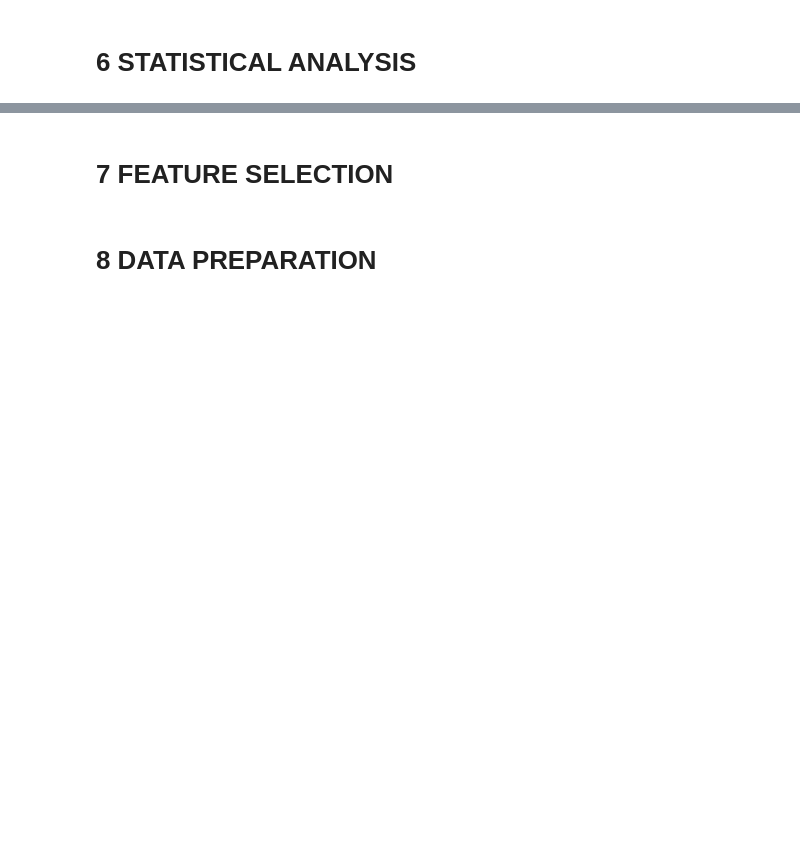
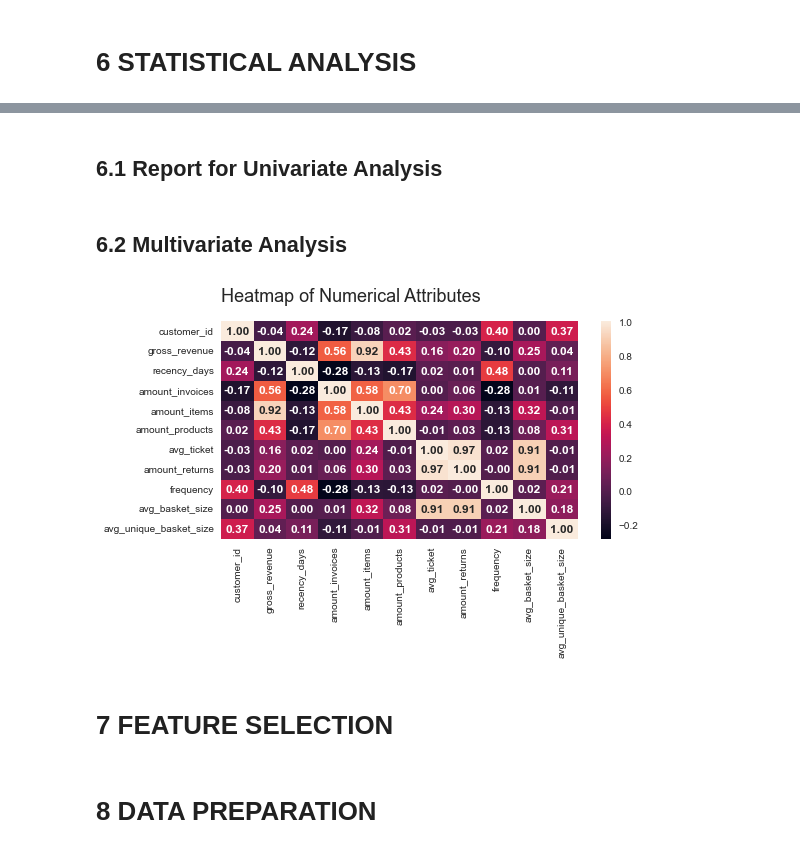
Before and after one commit to rodrigomm92/customer_loyalty_project, a Jupyter notebook: notebooks/c6_customer_loyalty_program.ipynb, the cells around one changed output, grey strips where cells are left out. Cells and saved outputs as stored; diff of their text form; code cells hidden in the pictures; blank space fills up the shorter version.

```diff
--- a/notebooks/c6_customer_loyalty_program.ipynb
+++ b/notebooks/c6_customer_loyalty_program.ipynb
@@ -143,4 +306,5 @@ df_rfm = pd.merge( df_rfm, df_freq, on='customer_id', how='left' )
 # %%
 # average ticket
-df_avg_ticket = df_clean[['customer_id', 'gross_revenue']].groupby( 'customer_id' ).mean().reset_index().rename( columns={'gross_revenue':'avg_ticket'} )
-df_rfm = pd.merge( df_rfm, df_avg_ticket, on='customer_id', how='left')
+df_avg_ticket = df_clean[['customer_id', 'gross_revenue']].groupby(
+    'customer_id').mean().reset_index().rename(columns={'gross_revenue': 'avg_ticket'})
+df_rfm = pd.merge(df_rfm, df_avg_ticket, on='customer_id', how='left')
@@ -147,7 +313,8 @@ df_rfm = pd.merge( df_rfm, df_avg_ticket, on='customer_id', how='left')
 # %%
 # number of returns
-df_number_returns = df_clean_returns[['customer_id', 'quantity']].groupby('customer_id').sum().reset_index().rename(columns={'quantity':'amount_returns'})
+df_number_returns = df_clean_returns[['customer_id', 'quantity']].groupby(
+    'customer_id').sum().reset_index().rename(columns={'quantity': 'amount_returns'})
 df_number_returns['amount_returns'] = df_number_returns['amount_returns'] * -1
-df_rfm = pd.merge( df_rfm, df_number_returns, on='customer_id', how='left')
+df_rfm = pd.merge(df_rfm, df_number_returns, on='customer_id', how='left')
 df_rfm.loc[df_rfm['amount_returns'].isna(), 'amount_returns'] = 0
 # df_rfm['amount_returns'].fillna(value=0, inplace=True)
@@ -176,12 +355,13 @@ df_rfm = pd.merge( df_rfm, df_aux[['customer_id', 'frequency']], on='customer_id
 # %%
 # basket size (Units by basket)
-df_aux = ( df_clean.loc[:, ['customer_id', 'invoice_no', 'quantity']].groupby( 'customer_id' )
-                                                                            .agg( n_purchase=( 'invoice_no', 'nunique'),
-                                                                                  n_products=( 'quantity', 'sum' ) )
-                                                                            .reset_index() )
+df_aux = (df_clean.loc[:, ['customer_id', 'invoice_no', 'quantity']].groupby('customer_id')
+          .agg(n_purchase=('invoice_no', 'nunique'),
+               n_products=('quantity', 'sum'))
+          .reset_index())
 
 # calculation
 df_aux['avg_basket_size'] = df_aux['n_products'] / df_aux['n_purchase']
 
 # merge
-df_rfm = pd.merge( df_rfm, df_aux[['customer_id', 'avg_basket_size']], how='left', on='customer_id' )
+df_rfm = pd.merge(
+    df_rfm, df_aux[['customer_id', 'avg_basket_size']], how='left', on='customer_id')
@@ -188,13 +370,14 @@ df_rfm = pd.merge( df_rfm, df_aux[['customer_id', 'avg_basket_size']], how='left
 # %%
-df_aux = ( df_clean.loc[:, ['customer_id', 'invoice_no', 'stock_code']].groupby( 'customer_id' )
-                                                                            .agg( n_purchase=( 'invoice_no', 'nunique'),
-                                                                                   n_products=( 'stock_code', 'nunique' ) )
-                                                                            .reset_index() )
+df_aux = (df_clean.loc[:, ['customer_id', 'invoice_no', 'stock_code']].groupby('customer_id')
+          .agg(n_purchase=('invoice_no', 'nunique'),
+               n_products=('stock_code', 'nunique'))
+          .reset_index())
 
 # calculation
 df_aux['avg_unique_basket_size'] = df_aux['n_products'] / df_aux['n_purchase']
 
 # merge
-df_rfm = pd.merge( df_rfm, df_aux[['customer_id', 'avg_unique_basket_size']], how='left', on='customer_id' )
+df_rfm = pd.merge(df_rfm, df_aux[[
+                  'customer_id', 'avg_unique_basket_size']], how='left', on='customer_id')
 # %% [markdown]
 # 6 STATISTICAL ANALYSIS
@@ -201,2 +399,4 @@ df_rfm = pd.merge( df_rfm, df_aux[['customer_id', 'avg_unique_basket_size']], ho
 # %%
 df_rfm.dropna(inplace=True)
+# %% [markdown]
+## 6.1 Report for Univariate Analysis
@@ -203,3 +406,12 @@ df_rfm.dropna(inplace=True)
+# %% [markdown]
+## 6.2 Multivariate Analysis
+# %%
+correlation = df_rfm.corr( method='pearson' )
+plt.figure( figsize=(8, 4) )
+ax1 = sns.heatmap(data=correlation, annot=True, fmt='.2f', annot_kws={'fontsize':12, 'fontweight':'bold'})
+std_font(ax1, 'Heatmap of Numerical Attributes', '', '')
+# %% [output]
+[figure, added]
 # %% [markdown]
 # 7 FEATURE SELECTION
 # %%
```
Also changed, not shown: parts of 57 cells of this notebook, 1 other file.
